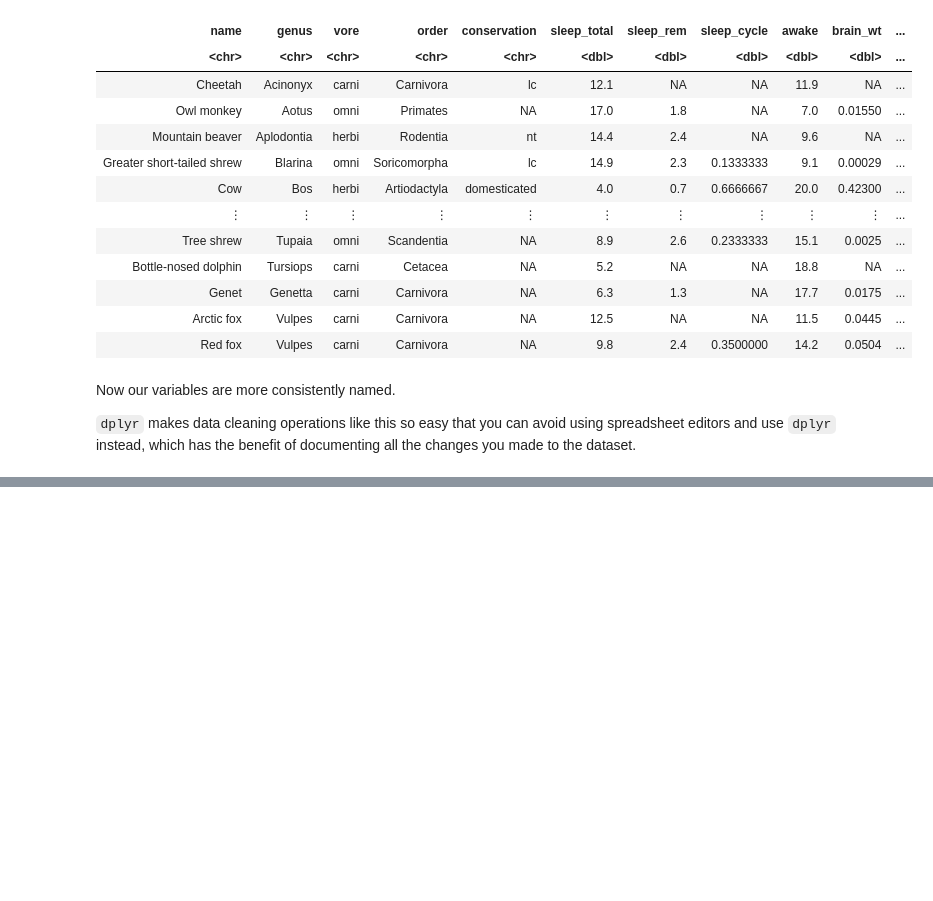
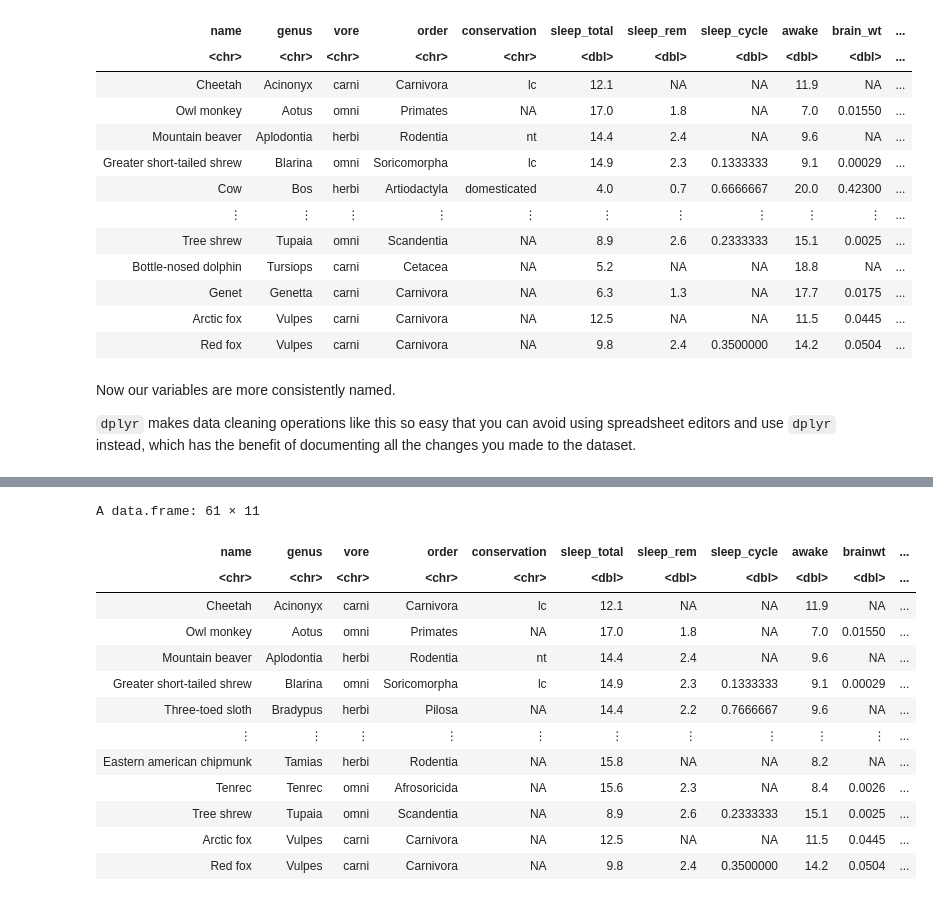
Before and after one commit to memphis-iis/datawhys-content-dplyr, a Jupyter notebook: 2022-04-03-dplyr-intro.ipynb, the cells around one changed output, grey strips where cells are left out. Drawn from its saved outputs; the diff is of its cells as text; code cells hidden in the pictures; blank space fills up the shorter version.

```diff
--- a/2022-04-03-dplyr-intro.ipynb
+++ b/2022-04-03-dplyr-intro.ipynb
@@ -595,0 +638,20 @@ Now our variables are more consistently named.
+# %%
+dataframe %>%
+    dplyr::filter(sleep_total > 8)
+
+#<xml xmlns="https://developers.google.com/blockly/xml"><variables><variable id="2I^#QKS}l(%A?oTt{Toh">dataframe</variable><variable id="eNrJ9[?:!)MH8@C/C@}4">dplyr</variable></variables><block type="pipe_R" id="yOR_@t|*`X=y@O8S`N=X" x="289" y="294"><mutation items="1"></mutation><value name="INPUT"><block type="variables_get" id="(LR`5XF%-,^A9.W1E3pi"><field name="VAR" id="2I^#QKS}l(%A?oTt{Toh">dataframe</field></block></value><value name="ADD0"><block type="varDoMethod_R" id="b?JRmknb58L:3C^v+_N@"><mutation items="1"></mutation><field name="VAR" id="eNrJ9[?:!)MH8@C/C@}4">dplyr</field><field name="MEMBER">filter</field><data>dplyr:filter</data><value name="ADD0"><block type="dummyOutputCodeBlock_R" id="G8.xK2Z,pwuI9Xb}R[R5"><field name="CODE">sleep_total &gt; 8</field></block></value></block></value></block></xml>
+# %% [output]
+A data.frame: 61 × 11
+| name | genus | vore | order | conservation | sleep_total | sleep_rem | sleep_cycle | awake | brainwt | ... |
+| <chr> | <chr> | <chr> | <chr> | <chr> | <dbl> | <dbl> | <dbl> | <dbl> | <dbl> | ... |
+| Cheetah | Acinonyx | carni | Carnivora | lc | 12.1 | NA | NA | 11.9 | NA | ... |
+| Owl monkey | Aotus | omni | Primates | NA | 17.0 | 1.8 | NA | 7.0 | 0.01550 | ... |
+| Mountain beaver | Aplodontia | herbi | Rodentia | nt | 14.4 | 2.4 | NA | 9.6 | NA | ... |
+| Greater short-tailed shrew | Blarina | omni | Soricomorpha | lc | 14.9 | 2.3 | 0.1333333 | 9.1 | 0.00029 | ... |
+| Three-toed sloth | Bradypus | herbi | Pilosa | NA | 14.4 | 2.2 | 0.7666667 | 9.6 | NA | ... |
+| ⋮ | ⋮ | ⋮ | ⋮ | ⋮ | ⋮ | ⋮ | ⋮ | ⋮ | ⋮ | ... |
+| Eastern american chipmunk | Tamias | herbi | Rodentia | NA | 15.8 | NA | NA | 8.2 | NA | ... |
+| Tenrec | Tenrec | omni | Afrosoricida | NA | 15.6 | 2.3 | NA | 8.4 | 0.0026 | ... |
+| Tree shrew | Tupaia | omni | Scandentia | NA | 8.9 | 2.6 | 0.2333333 | 15.1 | 0.0025 | ... |
+| Arctic fox | Vulpes | carni | Carnivora | NA | 12.5 | NA | NA | 11.5 | 0.0445 | ... |
+| Red fox | Vulpes | carni | Carnivora | NA | 9.8 | 2.4 | 0.3500000 | 14.2 | 0.0504 | ... |
```
Also changed, not shown: parts of 20 cells of this notebook.
